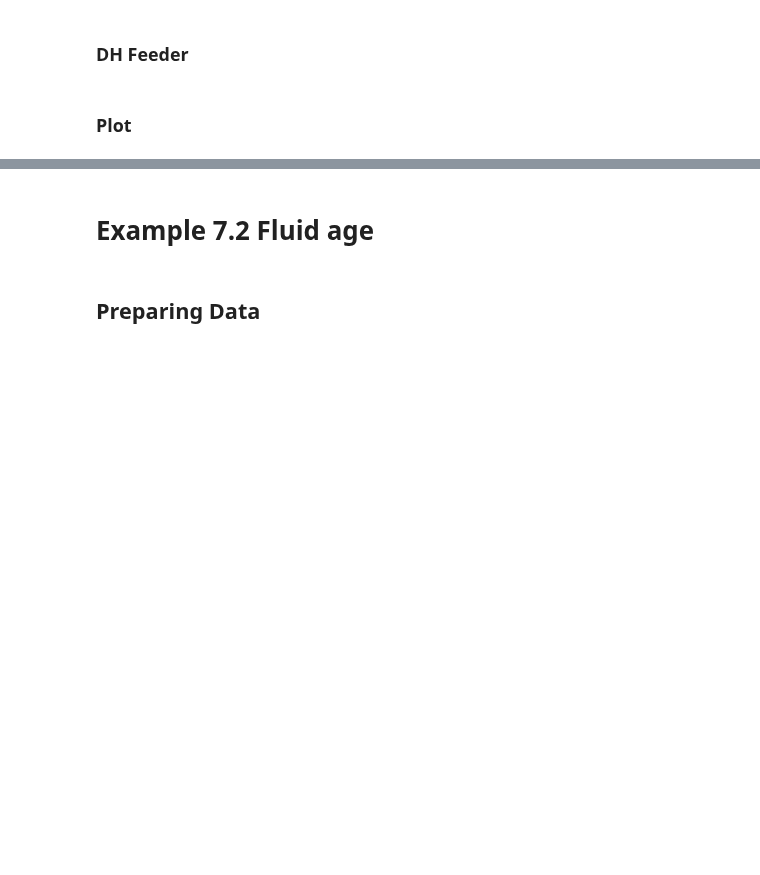
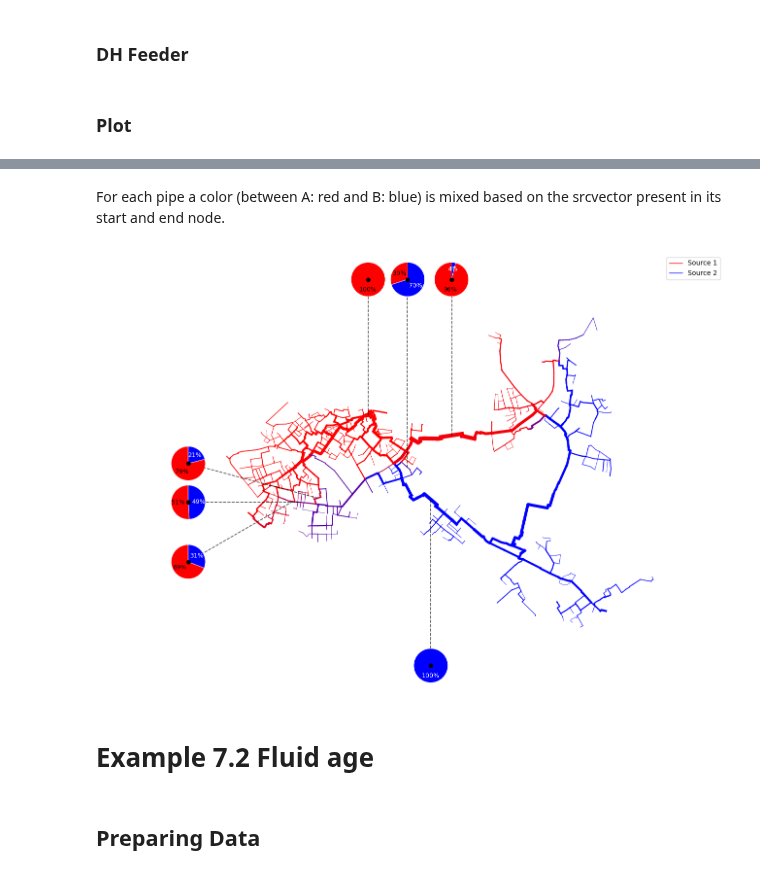
Before and after one commit to 3SConsult/PT3S, a Jupyter notebook: docs/Example7.ipynb, the cells around one changed output, grey strips where cells are left out. Cells and saved outputs as stored; diff of their text form; code cells hidden in the pictures; blank space fills up the shorter version.

```diff
--- a/docs/Example7.ipynb
+++ b/docs/Example7.ipynb
@@ -160,3 +158,22 @@ For each pipe a color (between A: red and B: blue) is mixed based on the srcvect
+# %% [markdown]
+For each pipe a color (between A: red and B: blue) is mixed based on the srcvector present in its start and end node.
+# %%
+ax = ncd.plot_src_spectrum(
+    gdf=dfROHR,
+    attribute="srcvector_plot",
+    colors=[np.array([255,0,0]), np.array([0,0,255])],
+    dn_col='DN', lw_min=0.5, lw_max=6.0,
+    plot_pies=True,
+    n_pies=7,
+    ratio_decimals=2,
+    pie_radius_rel=0.04,
+    connector_kwargs=dict(color='black', lw=1.2, ls='--', alpha=0.7),
+    debug_pie_centers=True,
+    force_equal_aspect=True,
+    draw_mixture_scale=False
+)
+# %% [output]
+[figure, added]
 # %% [markdown]
 # Example 7.2 Fluid age
 # %% [markdown]
```
Also changed, not shown: parts of 2 cells of this notebook, 37 other files.
